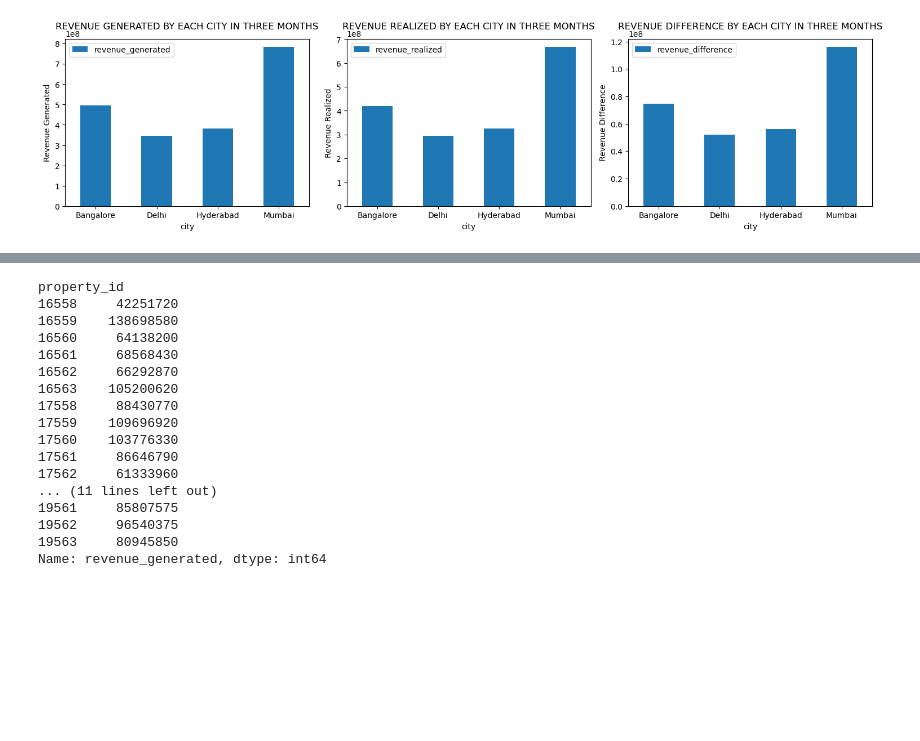
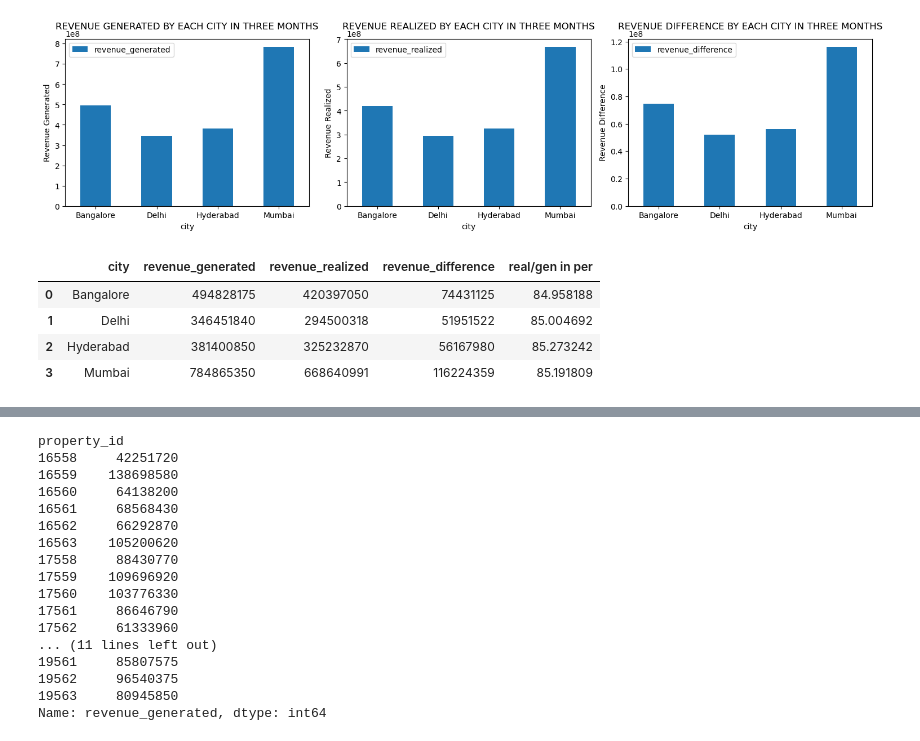
Before and after one commit to sidiquegithub/HOSPITALITY-PROJECT, a Jupyter notebook: CODE/INITIAL ANALYSIS.ipynb, the cells around one changed output, grey strips where cells are left out. Drawn from its saved outputs; the diff is of its cells as text; code cells hidden in the pictures; blank space fills up the shorter version.

```diff
--- a/CODE/INITIAL ANALYSIS.ipynb
+++ b/CODE/INITIAL ANALYSIS.ipynb
@@ -302,3 +277,16 @@ plt.tight_layout()
 plt.show()
 # %% [output]
 [figure]
+# %%
+# Let us check proportion of revenue realized.
+# We will calculate the percentage of revenue realized with respect to the revenue generated
+# (rev_real / rev_gen)*100
+merged_df['real/gen in per'] = (merged_df['revenue_realized']/merged_df['revenue_generated'])*100
+# %%
+merged_df
+# %% [output]
+|  | city | revenue_generated | revenue_realized | revenue_difference | real/gen in per |
+| 0 | Bangalore | 494828175 | 420397050 | 74431125 | 84.958188 |
+| 1 | Delhi | 346451840 | 294500318 | 51951522 | 85.004692 |
+| 2 | Hyderabad | 381400850 | 325232870 | 56167980 | 85.273242 |
+| 3 | Mumbai | 784865350 | 668640991 | 116224359 | 85.191809 |
```
Also changed, not shown: parts of 12 cells of this notebook.
